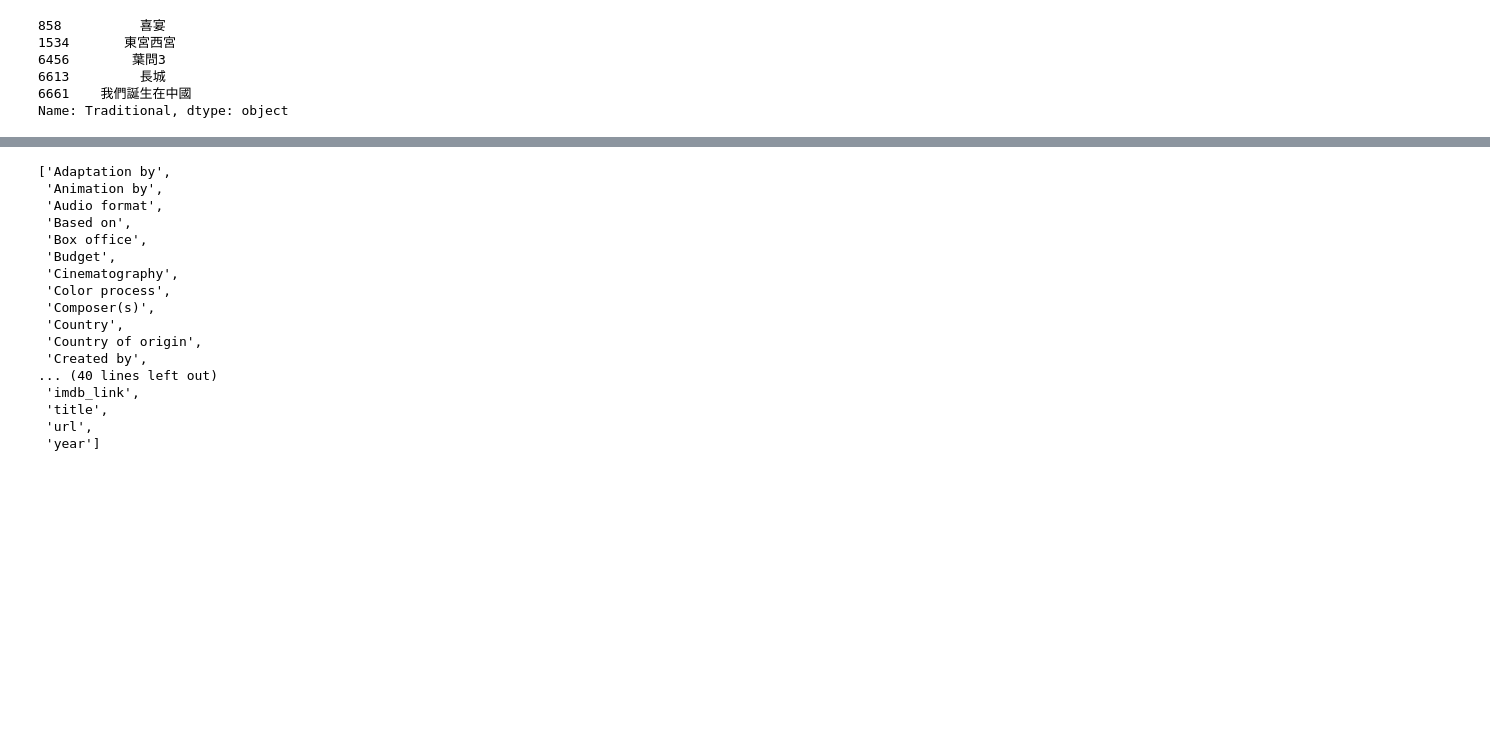
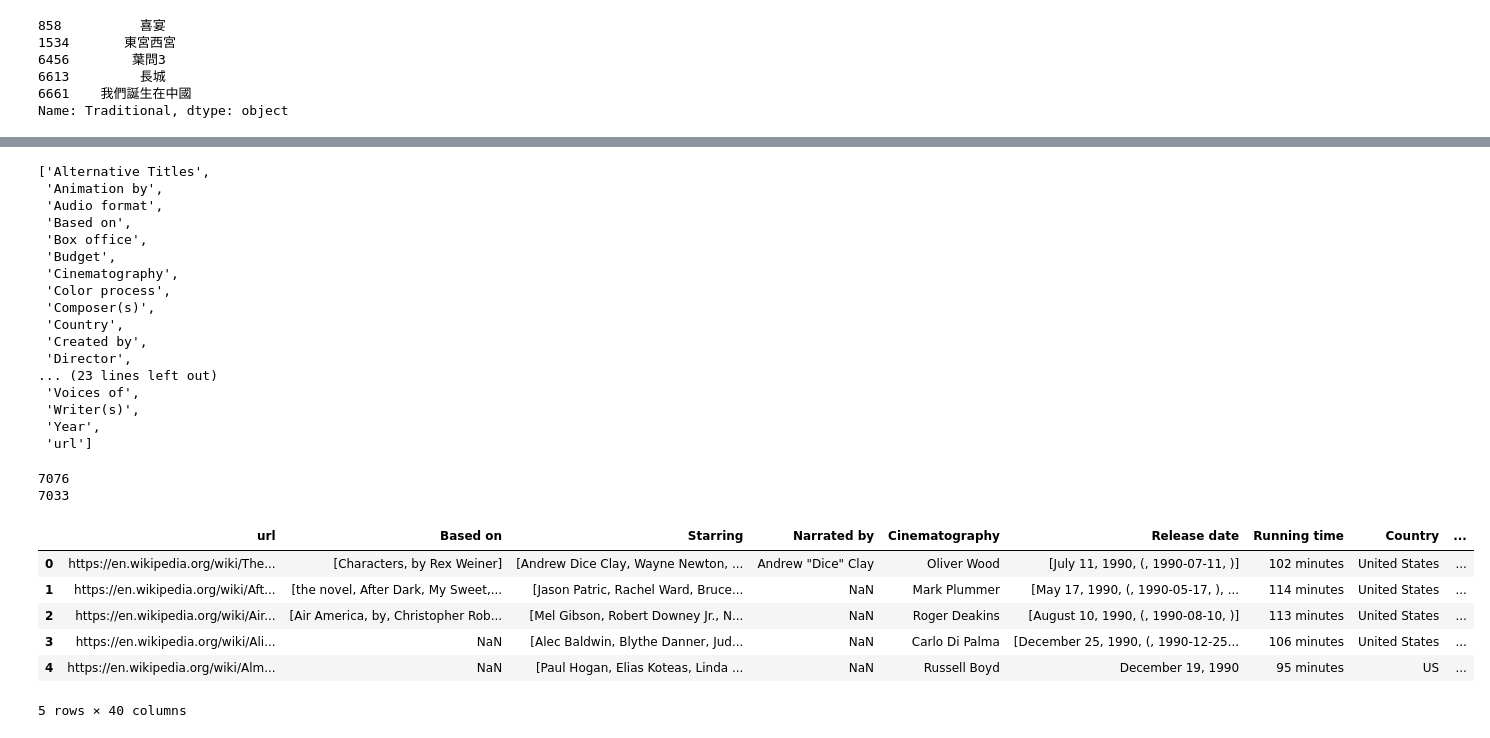
Before and after one commit to TomLanphier/Movies-ETL, a Jupyter notebook: Extraction.ipynb, the cells around one changed output, grey strips where cells are left out. Cells and saved outputs as stored; diff of their text form; code cells hidden in the pictures; blank space fills up the shorter version.

```diff
--- a/Extraction.ipynb
+++ b/Extraction.ipynb
@@ -256,6 +258,7 @@ Name: url, dtype: object
 def clean_movie(movie):
     movie = dict(movie) #create a non-destructive copy
     alt_titles = {}
+    # Combine alternative titles into one list
     for key in ['Also known as','Arabic','Cantonese','Chinese','French',
                 'Hangul','Hebrew','Hepburn','Japanese','Literally',
                 'Mandarin','McCune–Reischauer','Original title','Polish',
@@ -265,16 +268,44 @@ def clean_movie(movie):
             alt_titles[key] = movie[key]
             movie.pop(key)
     if len(alt_titles) > 0:
-        movie['alt_titles'] = alt_titles
+        movie['Alternative Titles'] = alt_titles
+
+    # Function to merge column names
+    def change_column_name(old_name, new_name):
+        if old_name in movie:
+            movie[new_name] = movie.pop(old_name)
+
+    # Merge column names
+    change_column_name('Adaptation by', 'Writer(s)')
+    change_column_name('Country of origin', 'Country')
+    change_column_name('Directed by', 'Director')
+    change_column_name('Distributed by', 'Distributor')
+    change_column_name('Edited by', 'Editor(s)')
+    change_column_name('imdb_link', 'IMDb Link')
+    change_column_name('Length', 'Running time')
+    change_column_name('Original release', 'Release date')
+    change_column_name('Music by', 'Composer(s)')
+    change_column_name('Produced by', 'Producer(s)')
+    change_column_name('Producer', 'Producer(s)')
+    change_column_name('Productioncompanies ', 'Production company(s)')
+    change_column_name('Productioncompany ', 'Production company(s)')
+    change_column_name('Released', 'Release Date')
+    change_column_name('Release Date', 'Release date')
+    change_column_name('Screen story by', 'Writer(s)')
+    change_column_name('Screenplay by', 'Writer(s)')
+    change_column_name('Story by', 'Writer(s)')
+    change_column_name('Theme music composer', 'Composer(s)')
+    change_column_name('title', 'Title')
+    change_column_name('Written by', 'Writer(s)')
+    change_column_name('year', 'Year')
 
     return movie
-
-clean_movies = [clean_movie(movie) for movie in wiki_movies]
 # %%
+clean_movies = [clean_movie(movie) for movie in wiki_movies]
 wiki_movies_df = pd.DataFrame(clean_movies)
 sorted(wiki_movies_df.columns.tolist())
 # %% [output]
-['Adaptation by',
+['Alternative Titles',
  'Animation by',
  'Audio format',
  'Based on',
@@ -284,10 +315,26 @@ sorted(wiki_movies_df.columns.tolist())
  'Color process',
  'Composer(s)',
  'Country',
- 'Country of origin',
  'Created by',
-... (40 lines left out)
- 'imdb_link',
- 'title',
- 'url',
- 'year']
+ 'Director',
+... (23 lines left out)
+ 'Voices of',
+ 'Writer(s)',
+ 'Year',
+ 'url']
+# %%
+wiki_movies_df['IMDb ID'] = wiki_movies_df['IMDb Link'].str.extract(r'(tt\d{7})')
+print(len(wiki_movies_df))
+wiki_movies_df.drop_duplicates(subset='IMDb ID', inplace=True)
+print(len(wiki_movies_df))
+wiki_movies_df.head()
+# %% [output]
+7076
+7033
+|  | url | Based on | Starring | Narrated by | Cinematography | Release date | Running time | Country | ... |
+| 0 | https://en.wikipedia.org/wiki/The... | [Characters, by Rex Weiner] | [Andrew Dice Clay, Wayne Newton, ... | Andrew "Dice" Clay | Oliver Wood | [July 11, 1990, (, 1990-07-11, )] | 102 minutes | United States | ... |
+| 1 | https://en.wikipedia.org/wiki/Aft... | [the novel, After Dark, My Sweet,... | [Jason Patric, Rachel Ward, Bruce... | NaN | Mark Plummer | [May 17, 1990, (, 1990-05-17, ), ... | 114 minutes | United States | ... |
+| 2 | https://en.wikipedia.org/wiki/Air... | [Air America, by, Christopher Rob... | [Mel Gibson, Robert Downey Jr., N... | NaN | Roger Deakins | [August 10, 1990, (, 1990-08-10, )] | 113 minutes | United States | ... |
+| 3 | https://en.wikipedia.org/wiki/Ali... | NaN | [Alec Baldwin, Blythe Danner, Jud... | NaN | Carlo Di Palma | [December 25, 1990, (, 1990-12-25... | 106 minutes | United States | ... |
+| 4 | https://en.wikipedia.org/wiki/Alm... | NaN | [Paul Hogan, Elias Koteas, Linda ... | NaN | Russell Boyd | December 19, 1990 | 95 minutes | US | ... |
+5 rows × 40 columns
```
Also changed, not shown: parts of 19 cells of this notebook.
